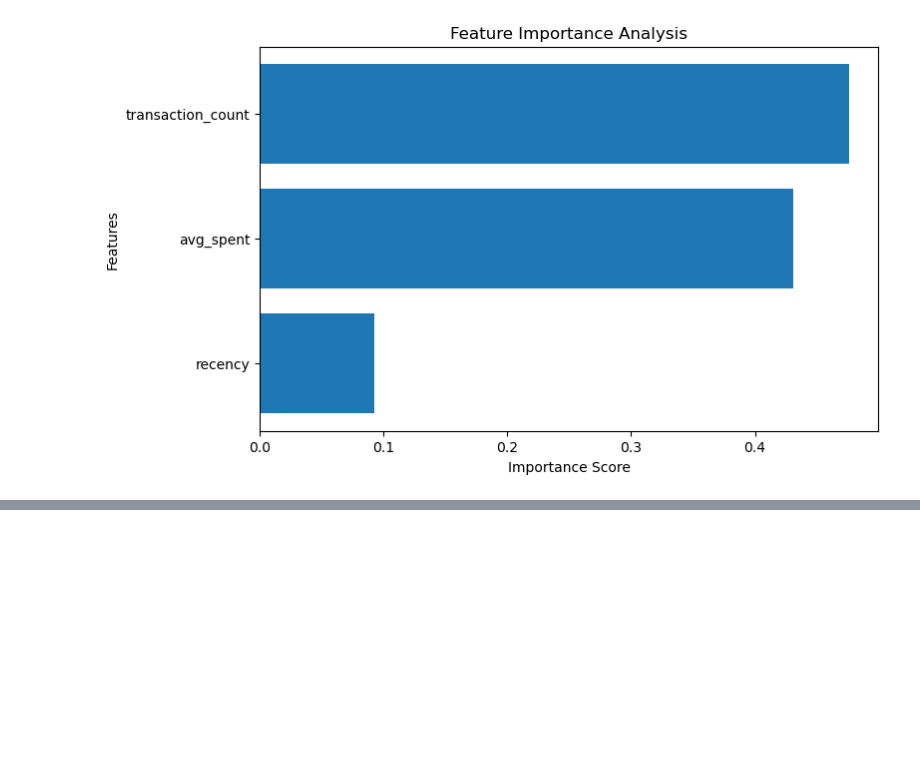
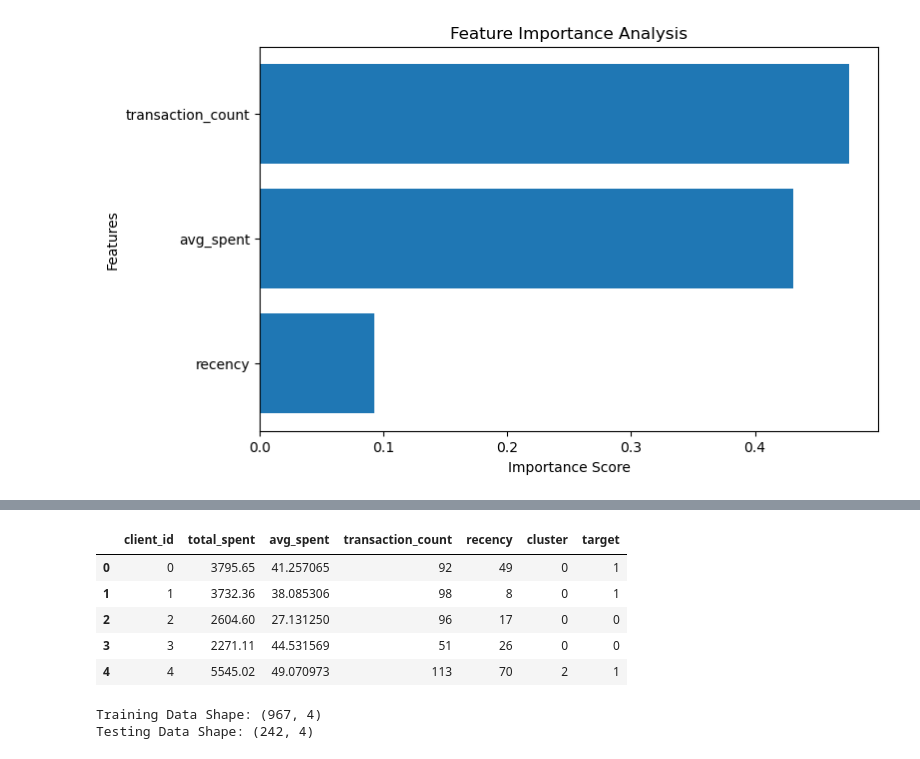
Before and after one commit to navein2005/customer-financial-behaviour-analytics, a Jupyter notebook: 01_data_exploration.ipynb, the cells around one changed output, grey strips where cells are left out. Saved outputs shown, nothing was run; the diff lists cells and outputs as text; code cells hidden in the pictures; blank space fills up the shorter version.

```diff
--- a/01_data_exploration.ipynb
+++ b/01_data_exploration.ipynb
@@ -842,0 +983,38 @@ plt.show()
+# %%
+# 2. Load and Preprocess Data
+
+df = pd.read_csv("df_features.csv")
+
+if "target" not in df.columns:
+    median_spending = df["total_spent"].median()
+    df["target"] = (df["total_spent"] > median_spending).astype(int)
+
+features = ["total_spent", "avg_spent", "transaction_count", "recency"]
+
+X = df[features]
+y = df["target"]
+
+df.head()
+# %% [output]
+|  | client_id | total_spent | avg_spent | transaction_count | recency | cluster | target |
+| 0 | 0 | 3795.65 | 41.257065 | 92 | 49 | 0 | 1 |
+| 1 | 1 | 3732.36 | 38.085306 | 98 | 8 | 0 | 1 |
+| 2 | 2 | 2604.60 | 27.131250 | 96 | 17 | 0 | 0 |
+| 3 | 3 | 2271.11 | 44.531569 | 51 | 26 | 0 | 0 |
+| 4 | 4 | 5545.02 | 49.070973 | 113 | 70 | 2 | 1 |
+# %%
+# 3. Split Data into Training and Testing Sets
+
+X_train, X_test, y_train, y_test = train_test_split(
+    X,
+    y,
+    test_size=0.2,
+    random_state=42,
+    stratify=y
+)
+
+print("Training Data Shape:", X_train.shape)
+print("Testing Data Shape:", X_test.shape)
+# %% [output]
+Training Data Shape: (967, 4)
+Testing Data Shape: (242, 4)
```
Also changed, not shown: parts of 21 cells of this notebook.
